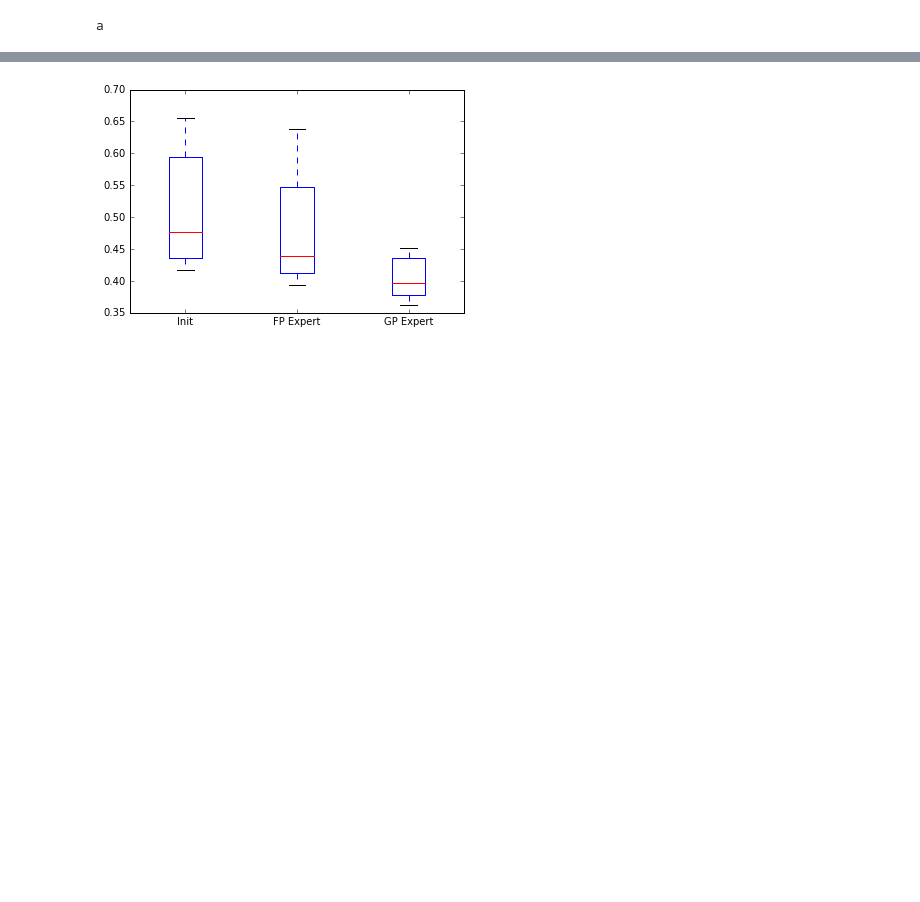
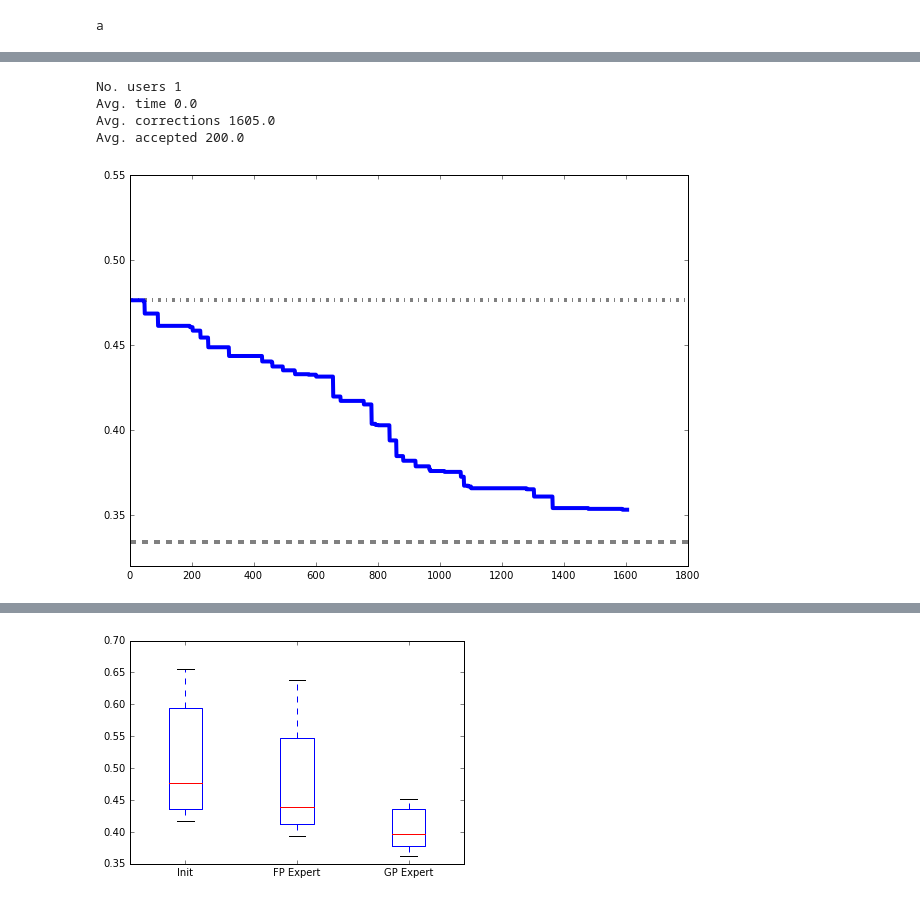
Before and after one commit to VCG/gp, a Jupyter notebook: ipy_test/LOAD_USER.ipynb, the cells around one changed output, grey strips where cells are left out. Saved outputs shown, nothing was run; the diff lists cells and outputs as text; code cells hidden in the pictures; blank space fills up the shorter version.

```diff
--- a/ipy_test/LOAD_USER.ipynb
+++ b/ipy_test/LOAD_USER.ipynb
@@ -84,0 +89,8 @@ Avg. accepted 90.0
+# %%
+simuser_fp_vi_per_slice, simuser_fp_merge_vis, simuser_fp_split_vis = gp.Stats.analyze_users(['simuserFP'], gold, rhoana)
+# %% [output]
+No. users 1
+Avg. time 0.0
+Avg. corrections 1605.0
+Avg. accepted 200.0
+[figure, added]
```
Also changed, not shown: parts of 43 cells of this notebook, 15 other files.
